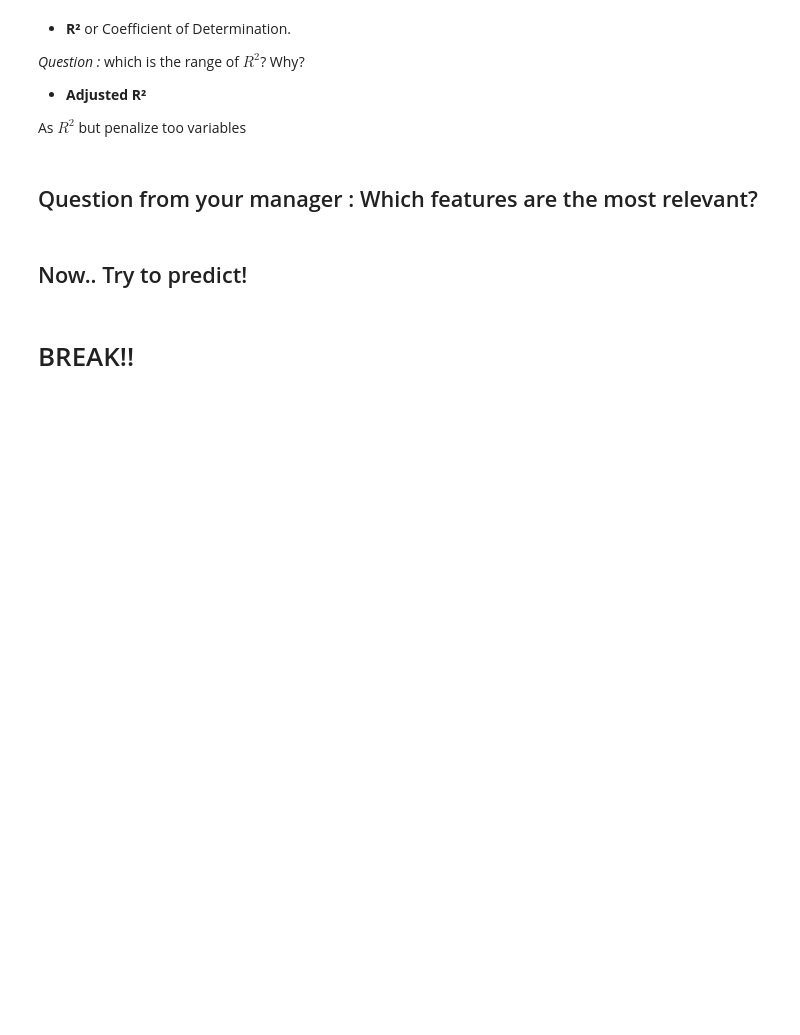
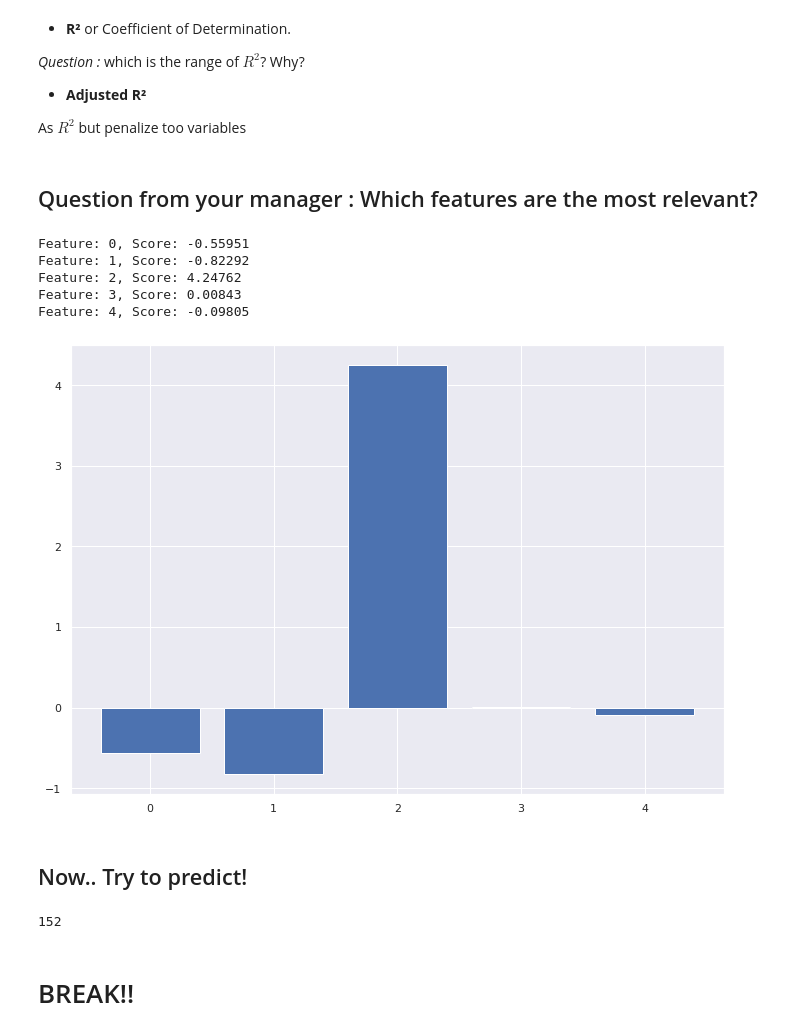
Before and after one commit to quasar95/Lectures_machinelearningbasics_nomath, a Jupyter notebook: Day1.ipynb, the cells around one changed output. Drawn from its saved outputs; the diff is of its cells as text; code cells hidden in the pictures; blank space fills up the shorter version.

```diff
--- a/Day1.ipynb
+++ b/Day1.ipynb
@@ -262,6 +322,8 @@ Skewness in the distribution of a regressor, and may be some other sources.
 # %%
 # select by name df=[[]] | select by .iloc func
 
+boston2 = boston.copy()
 
+boston2 = boston2[['LSTAT', 'PTRATIO', 'RM', 'INDUS', 'CRIM', 'MEDV']]
 
-boston.head()
+boston2.head()
@@ -277,7 +346,3 @@ There are lots of ways to split our data and lots of packages
 
 
 And also depend on data type / dataset size
-# %%
-import sklearn.model_selection as model_selection
-
-X_train, X_test, y_train, y_test = model_selection.train_test_split(boston[boston.columns[:-1]], boston[boston.columns[-1:]], train_size=0.65,test_size=0.35, random_state=101)
@@ -284 +364,6 @@ X_train, X_test, y_train, y_test = model_selection.train_test_split(boston[bosto
+# %%
+X_train, X_test, y_train, y_test = model_selection.train_test_split(boston2[['LSTAT', 'PTRATIO', 'RM', 'INDUS', 'CRIM']],
+                                                                    boston2.iloc[:,-1],
+                                                                    train_size=0.7,
+                                                                    test_size=0.3, random_state=10)
 # %%
@@ -350,11 +463,24 @@ As $R^2$ but penalize too variables
 ## Question from your manager : Which features are the most relevant?
 # %%
 importance = boston_model.coef_  ## What is .coef???
+
 # summarize feature importance
-for i,v in enumerate(importance[0]):
+for i,v in enumerate(importance):
 	print('Feature: %0d, Score: %.5f' % (i,v))
+
 # plot feature importance
-plt.bar([x for x in range(len(importance[0]))], importance[0])
+plt.bar([x for x in range(len(importance))], importance)
 plt.show()
+# %% [output]
+Feature: 0, Score: -0.55951
+Feature: 1, Score: -0.82292
+Feature: 2, Score: 4.24762
+Feature: 3, Score: 0.00843
+Feature: 4, Score: -0.09805
+[figure, added]
 # %% [markdown]
 ## Now.. Try to predict!
+# %%
+y_test.shape[0]
+# %% [output]
+152
```
Also changed, not shown: parts of 61 cells of this notebook.
